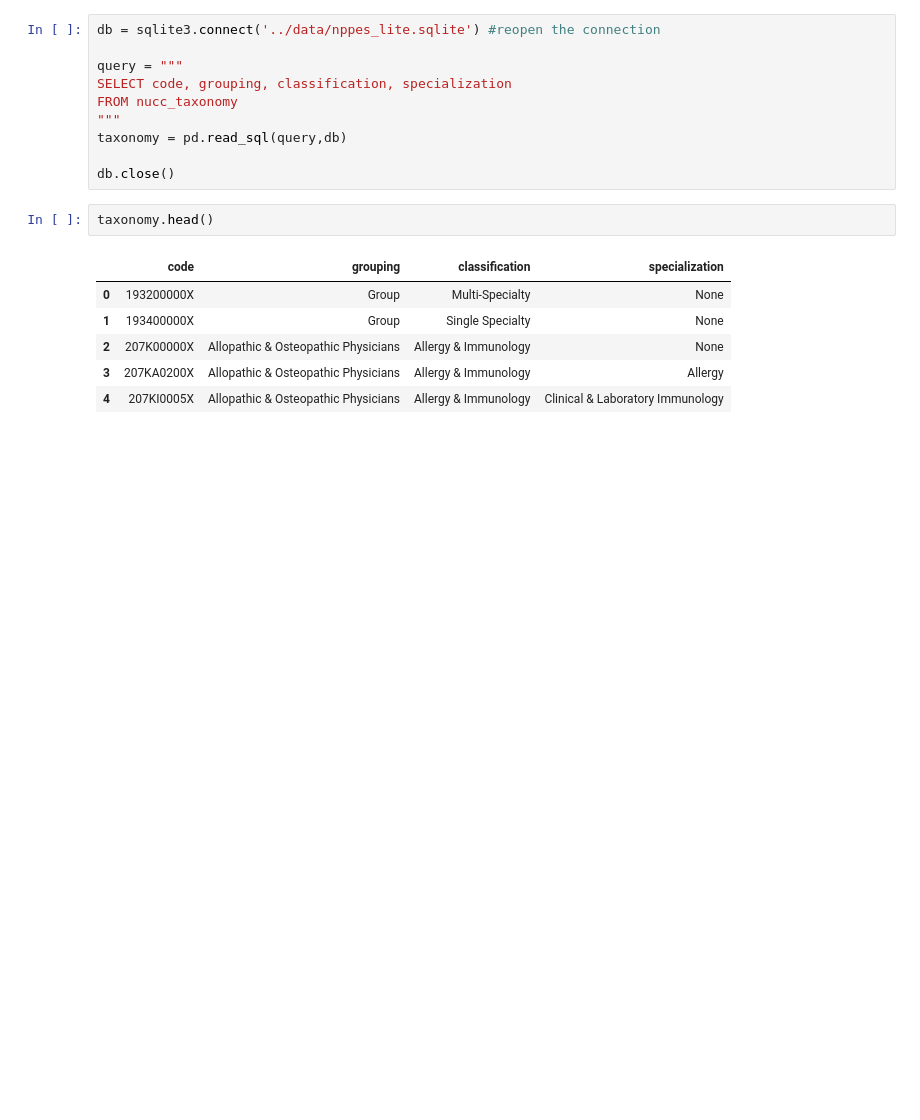
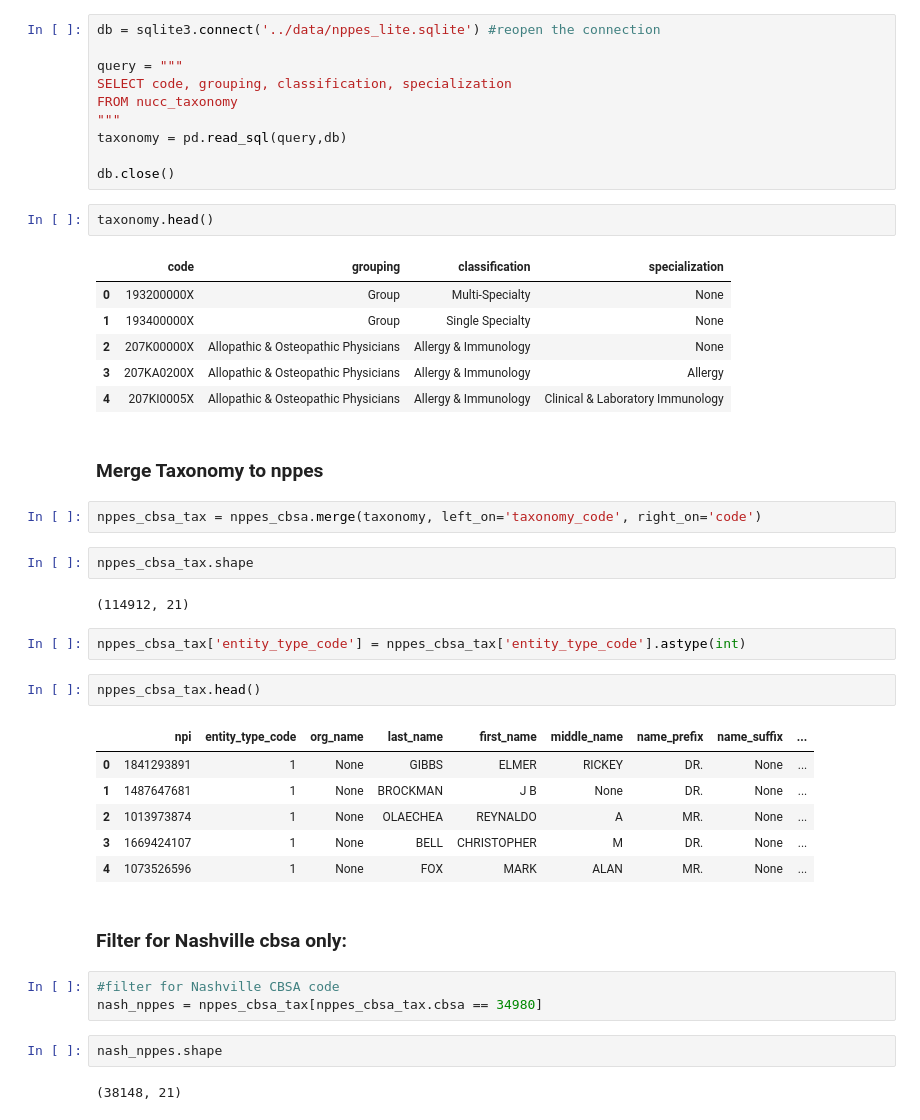
Before and after one commit to nss-data-science-cohort-4/hcbb_hop_team-aac_dog_moms, a Jupyter notebook: notebook/alg_cleaning_zipcodes_taxonomy.ipynb, the cells around one changed output. Saved outputs shown, nothing was run; the diff lists cells and outputs as text; blank space fills up the shorter version.

Commit message:
taxonomy and hopteam

```diff
--- a/notebook/alg_cleaning_zipcodes_taxonomy.ipynb
+++ b/notebook/alg_cleaning_zipcodes_taxonomy.ipynb
@@ -222,3 +186,31 @@ taxonomy.head()
 | 2 | 207K00000X | Allopathic & Osteopathic Physicians | Allergy & Immunology | None |
 | 3 | 207KA0200X | Allopathic & Osteopathic Physicians | Allergy & Immunology | Allergy |
 | 4 | 207KI0005X | Allopathic & Osteopathic Physicians | Allergy & Immunology | Clinical & Laboratory Immunology |
+# %% [markdown]
+### Merge Taxonomy to nppes
+# %%
+nppes_cbsa_tax = nppes_cbsa.merge(taxonomy, left_on='taxonomy_code', right_on='code')
+# %%
+nppes_cbsa_tax.shape
+# %% [output]
+(114912, 21)
+# %%
+nppes_cbsa_tax['entity_type_code'] = nppes_cbsa_tax['entity_type_code'].astype(int)
+# %%
+nppes_cbsa_tax.head()
+# %% [output]
+|  | npi | entity_type_code | org_name | last_name | first_name | middle_name | name_prefix | name_suffix | ... |
+| 0 | 1841293891 | 1 | None | GIBBS | ELMER | RICKEY | DR. | None | ... |
+| 1 | 1487647681 | 1 | None | BROCKMAN | J B | None | DR. | None | ... |
+| 2 | 1013973874 | 1 | None | OLAECHEA | REYNALDO | A | MR. | None | ... |
+| 3 | 1669424107 | 1 | None | BELL | CHRISTOPHER | M | DR. | None | ... |
+| 4 | 1073526596 | 1 | None | FOX | MARK | ALAN | MR. | None | ... |
+# %% [markdown]
+### Filter for Nashville cbsa only:
+# %%
+#filter for Nashville CBSA code
+nash_nppes = nppes_cbsa_tax[nppes_cbsa_tax.cbsa == 34980]
+# %%
+nash_nppes.shape
+# %% [output]
+(38148, 21)
```
Also changed, not shown: parts of 9 cells of this notebook, 1 other file.
